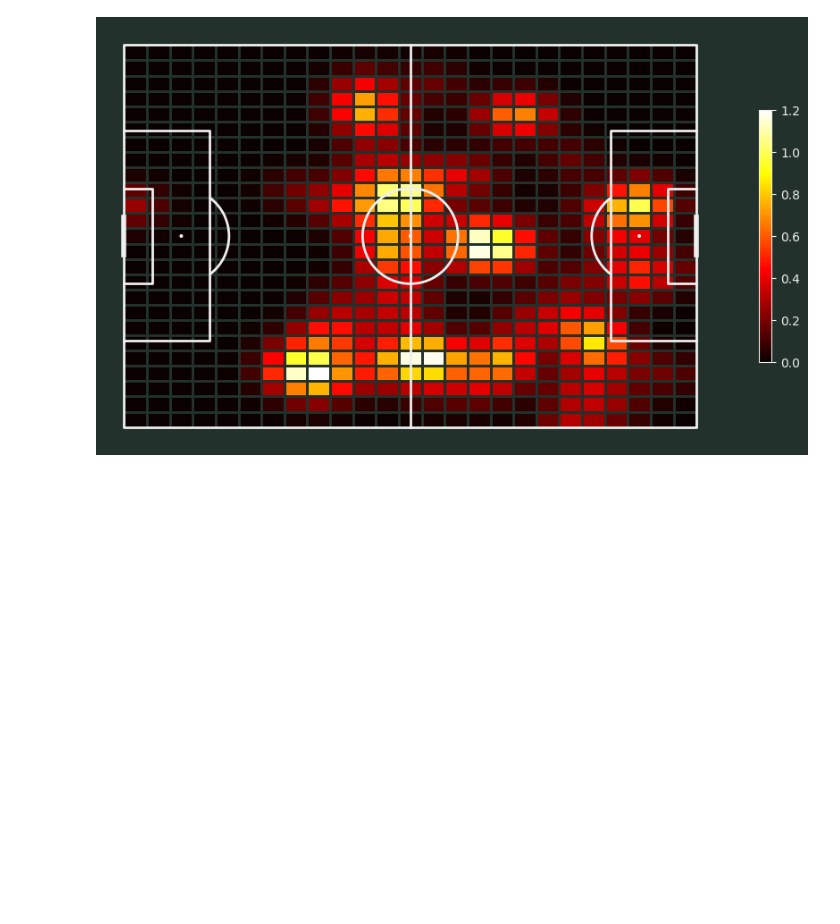
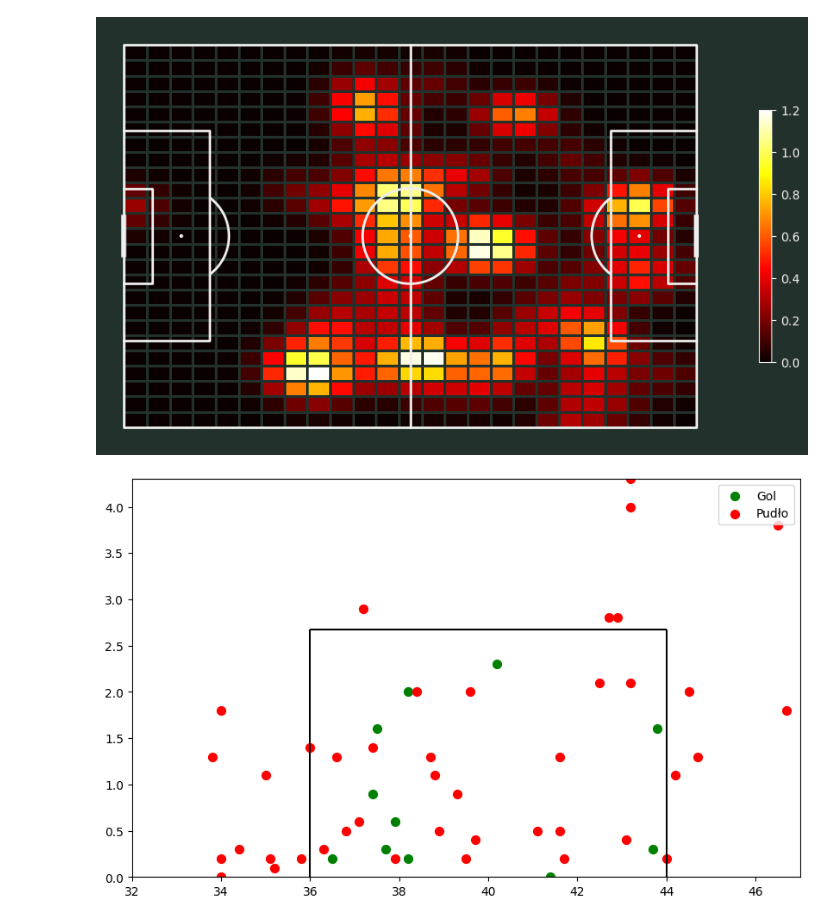
Before and after one commit to domino644/scala_football_analyzer, a Jupyter notebook: visualization/client.ipynb, the cells around one changed output. Cells and saved outputs as stored; diff of their text form; code cells hidden in the pictures; blank space fills up the shorter version.

Commit message:
season endpoint

```diff
--- a/visualization/client.ipynb
+++ b/visualization/client.ipynb
@@ -21,3 +21,6 @@ def fetchEvents(eventID: int, stat: str, playerID:int = -1)->pd.DataFrame:
+# %%
+def fetchSeason(seasonID: int, competitonID: int, stat:str, playerID: int = -1)->pd.DataFrame:
+    return pd.DataFrame(requests.get(url=URL + "/season", params={"competitionID":competitonID, "seasonID":seasonID,"stat":stat, "playerID":playerID}).json())
 # %%
 def visualisePasses(startLocations: np.ndarray, endLocations: np.ndarray, passCompletion: np.ndarray)->None:
     pitch = Pitch(pitch_type='statsbomb', line_zorder=2,
@@ -64,12 +67,14 @@ def heatmap(locations: np.ndarray)->None:
 def shotMap(locations: np.ndarray, is_goal: np.ndarray)->None:
     locx = np.array(locations.tolist())[:,1]
     locy = np.array(locations.tolist())[:, 2]
+    centerx = 40
     xmax = np.max(locx)
     xmin = np.min(locx)
+    max_x_dist = max(abs(centerx - xmax), abs(centerx - xmin))
     ymax = np.max(locy)
-    plt.figure(figsize=(10,5))
-    plt.xlim((min(xmin, 35), max(xmax, 45)))
-    plt.ylim((0, max(ymax, 3)))
+    plt.figure(figsize=(10,6))
+    plt.xlim((max(centerx - max_x_dist,32), min(centerx + max_x_dist,47)))
+    plt.ylim((0, ymax))
     plt.vlines([36, 44], ymin=0, ymax=2.67, colors="black")
     plt.hlines(2.67, 36, 44, colors="black")
     goal = is_goal == 1
@@ -107,3 +112,11 @@ visualisePasses(pass_localizations["start_location"].to_numpy(),pass_localizatio
 heatmap(locations["location"].to_numpy())
 # %% [output]
 [figure]
+# %%
+wirtz = fetchSeason(seasonID=281,competitonID=9,stat="shot_localizations",playerID=40724)
+# %%
+filtered_shots_localizations = wirtz[wirtz['end_location'].apply(len) == 3]
+# %%
+shotMap(filtered_shots_localizations["end_location"].to_numpy(), filtered_shots_localizations["is_goal"].to_numpy())
+# %% [output]
+[figure, added]
```
Also changed, not shown: parts of 1 cell of this notebook, 6 other files.
